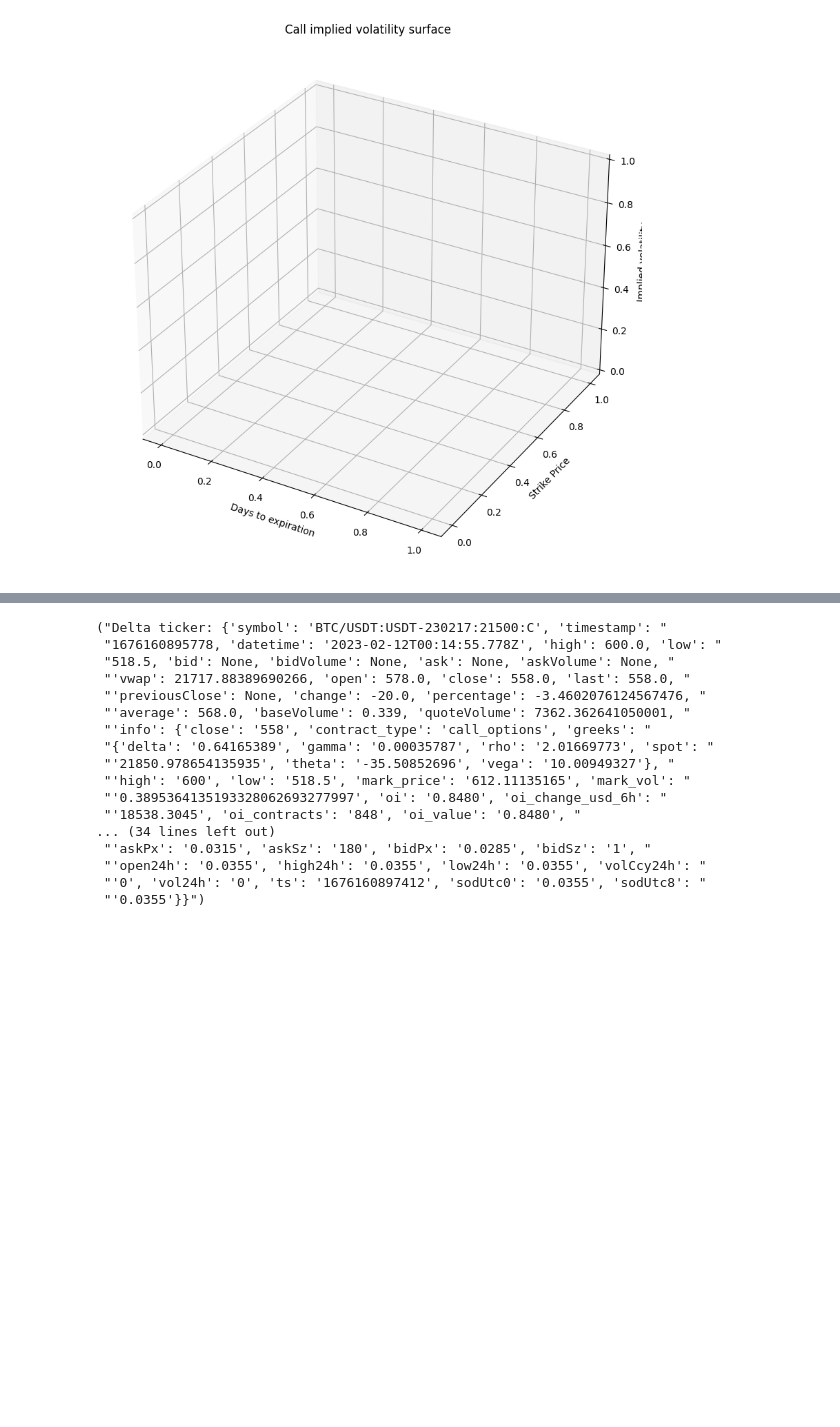
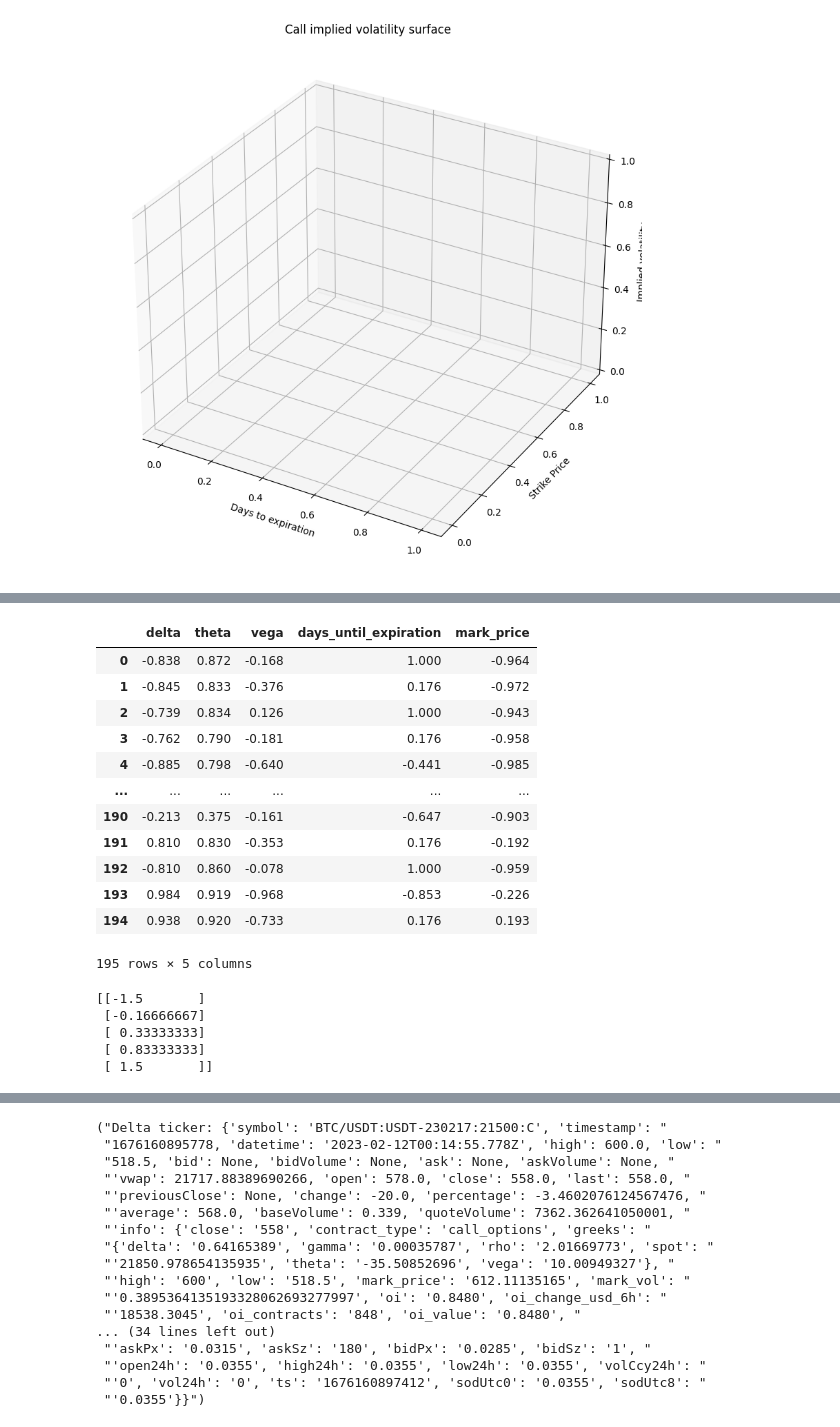
Before and after one commit to Altway/data-acc, a Jupyter notebook: delta_exchange_api.ipynb, the cells around one changed output, grey strips where cells are left out. Saved outputs shown, nothing was run; the diff lists cells and outputs as text; code cells hidden in the pictures; blank space fills up the shorter version.

```diff
--- a/delta_exchange_api.ipynb
+++ b/delta_exchange_api.ipynb
@@ -282,0 +286,32 @@ for i in option_markets[:3]:
+# %%
+from sklearn.preprocessing import MinMaxScaler
+
+
+def normization(df):
+    # normalize the input DataFrame
+    scaler = MinMaxScaler(feature_range=(-1,1))
+    #cols_to_scale = [col for col in test.columns if col != 'delta']
+
+    scaled_cols = scaler.fit_transform(df)
+    df_scaled = pd.DataFrame(scaled_cols, columns=df.columns)
+    return df_scaled
+#df_scaled = pd.concat([df['delta'], df_scaled], axis=1)
+# call the minimize function on the objective function
+#result = minimize(objective_func, x0, args=(normalized_df,))
+df_scaled = normization(calls)
+# %%
+df_scaled
+# %% [output]
+|  | delta | theta | vega | days_until_expiration | mark_price |
+| 0 | -0.838 | 0.872 | -0.168 | 1.000 | -0.964 |
+| 1 | -0.845 | 0.833 | -0.376 | 0.176 | -0.972 |
+| 2 | -0.739 | 0.834 | 0.126 | 1.000 | -0.943 |
+| 3 | -0.762 | 0.790 | -0.181 | 0.176 | -0.958 |
+| 4 | -0.885 | 0.798 | -0.640 | -0.441 | -0.985 |
+| ... | ... | ... | ... | ... | ... |
+| 190 | -0.213 | 0.375 | -0.161 | -0.647 | -0.903 |
+| 191 | 0.810 | 0.830 | -0.353 | 0.176 | -0.192 |
+| 192 | -0.810 | 0.860 | -0.078 | 1.000 | -0.959 |
+| 193 | 0.984 | 0.919 | -0.968 | -0.853 | -0.226 |
+| 194 | 0.938 | 0.920 | -0.733 | 0.176 | 0.193 |
+195 rows × 5 columns
@@ -282,0 +326,23 @@ for i in option_markets[:3]:
+# %%
+# Define the weights as a 1D numpy array
+from sklearn.preprocessing import MinMaxScaler, normalize
+initial_weight = [0.6, 0.2, 0.05, -0.1, -0.3]
+weights = np.array(initial_weight).reshape(-1, 1)
+#weights = np.array([-2, -3, 4]).reshape(-1, 1)
+# Create an instance of MinMaxScaler and fit it to the data
+scaler = MinMaxScaler(feature_range=(-1, 1))
+normalized_weights = scaler.fit_transform(weights)
+
+
+# Normalize the weights and make sure they sum to one
+
+normalized_weights = normalize(normalized_weights, norm='l1', axis=0)
+rescaled_weights = normalized_weights / np.sum(normalized_weights)
+weights=rescaled_weights
+print(weights)
+# %% [output]
+[[-1.5       ]
+ [-0.16666667]
+ [ 0.33333333]
+ [ 0.83333333]
+ [ 1.5       ]]
```
Also changed, not shown: parts of 13 cells of this notebook.
